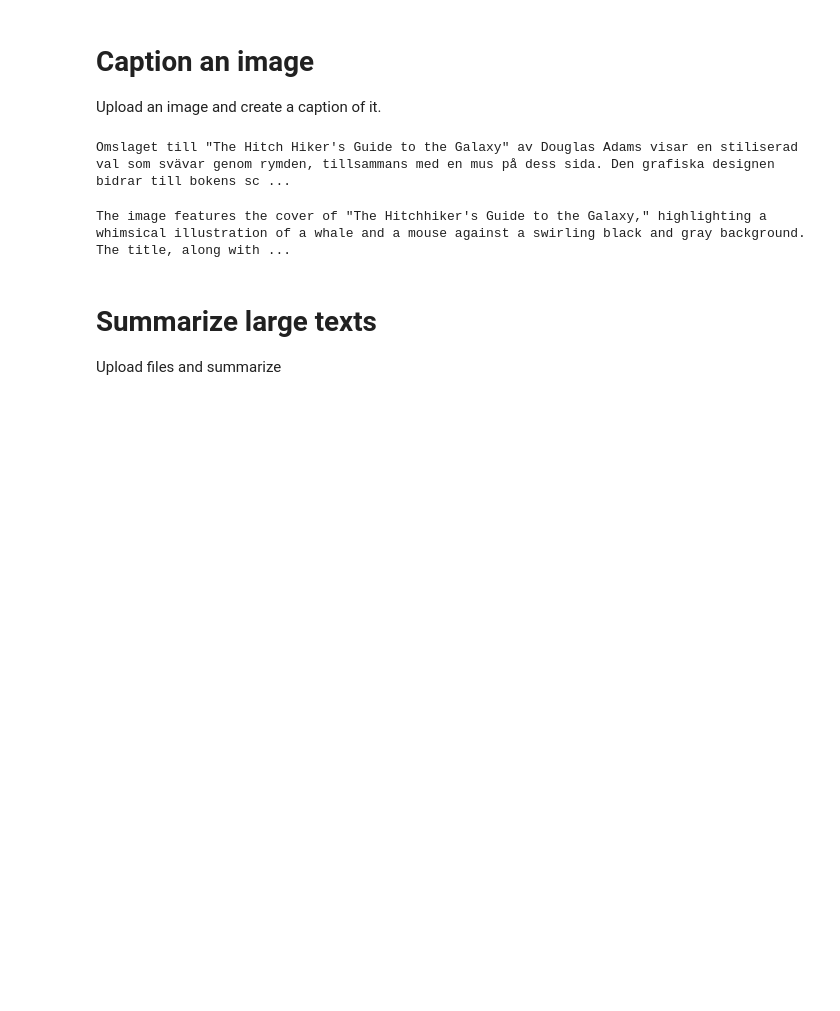
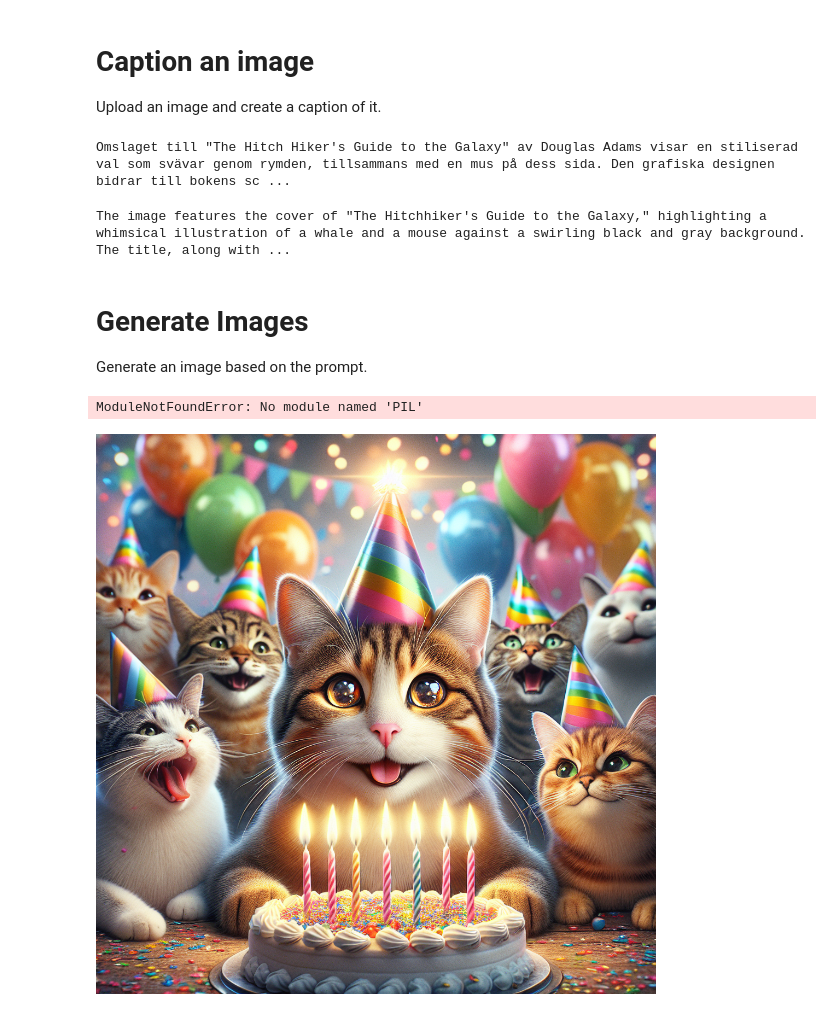
Before and after one commit to cerionXLII/OpenAIMagic, a Jupyter notebook: src/magics.ipynb, the cells around one changed output. Saved outputs shown, nothing was run; the diff lists cells and outputs as text; code cells hidden in the pictures; blank space fills up the shorter version.

```diff
--- a/src/magics.ipynb
+++ b/src/magics.ipynb
@@ -78,6 +78,20 @@ Omslaget till "The Hitch Hiker's Guide to the Galaxy" av Douglas Adams visar en
 # %%
 # %% [output]
 The image features the cover of "The Hitchhiker's Guide to the Galaxy," highlighting a whimsical illustration of a whale and a mouse against a swirling black and gray background. The title, along with ...
-# %% [markdown]
-# Summarize large texts
-Upload files and summarize
+# %% [markdown]
+# Generate Images
+Generate an image based on the prompt.
+# %%
+text = 'Image of a cat celebrating its birthday with its friends. The cat is wearing a party hat and there are balloons in the background. Style is photo realistic.'
+file_path = '../data/cat_birthday.jpg'
+agent.generate_image(text=text, target_file_name=file_path)
+# %% [output]
+ModuleNotFoundError: No module named 'PIL'
+# %%
+#Show the image
+from PIL import Image
+from IPython.display import display
+img = Image.open(file_path)
+display(img)
+# %% [output]
+[figure, added]
```
Also changed, not shown: 1 other file.
